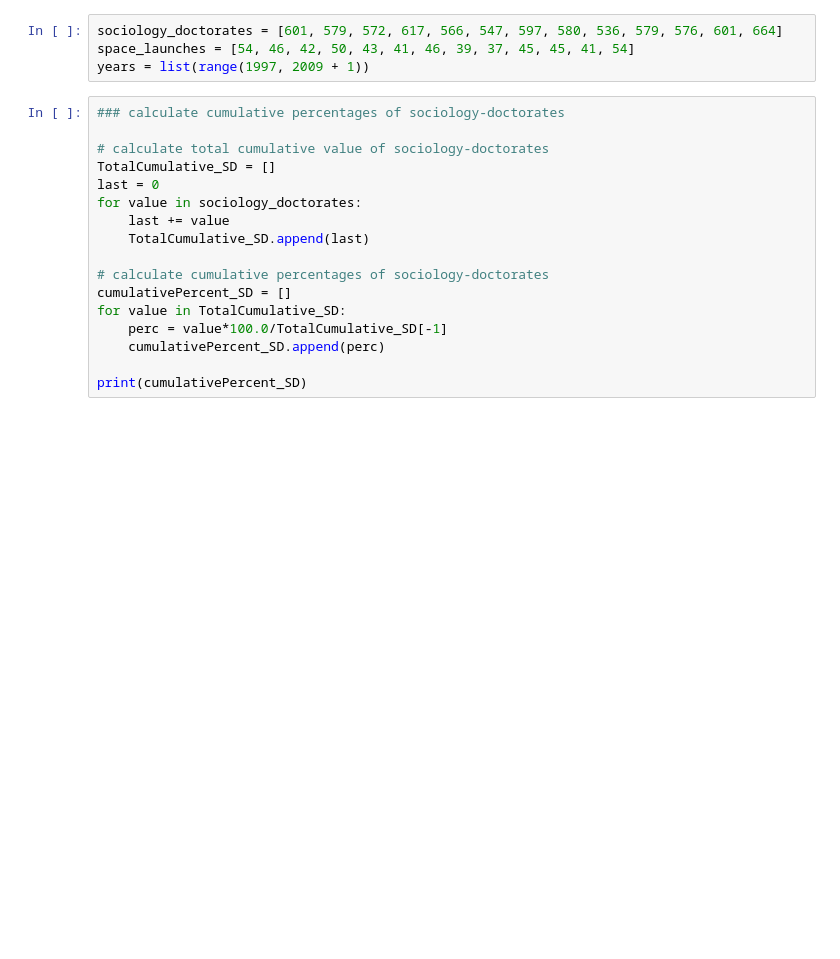
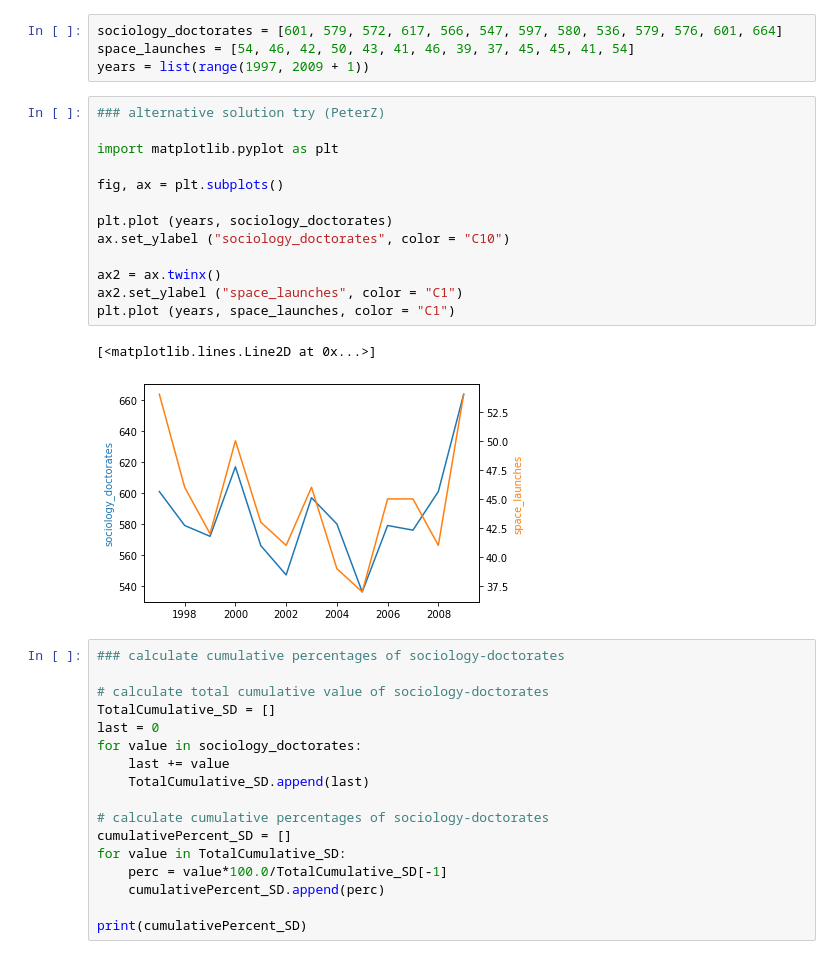
Before and after one commit to Bokubst/homework-scientific-computing, a Jupyter notebook: homework03-python-introduction/Homework 3 Solutions_Bokubst.ipynb, the cells around one changed output. Saved outputs shown, nothing was run; the diff lists cells and outputs as text; blank space fills up the shorter version.

Commit message:
alternative way for plotting

```diff
--- a/homework03-python-introduction/Homework 3 Solutions_Bokubst.ipynb
+++ b/homework03-python-introduction/Homework 3 Solutions_Bokubst.ipynb
@@ -32,6 +32,22 @@ Source: https://www.tylervigen.com/spurious-correlations
 sociology_doctorates = [601, 579, 572, 617, 566, 547, 597, 580, 536, 579, 576, 601, 664]
 space_launches = [54, 46, 42, 50, 43, 41, 46, 39, 37, 45, 45, 41, 54]
 years = list(range(1997, 2009 + 1))
+# %%
+### alternative solution try (PeterZ)
+
+import matplotlib.pyplot as plt
+
+fig, ax = plt.subplots()
+
+plt.plot (years, sociology_doctorates)
+ax.set_ylabel ("sociology_doctorates", color = "C10")
+
+ax2 = ax.twinx()
+ax2.set_ylabel ("space_launches", color = "C1")
+plt.plot (years, space_launches, color = "C1")
+# %% [output]
+[<matplotlib.lines.Line2D at 0x...>]
+[figure, added]
 # %%
 ### calculate cumulative percentages of sociology-doctorates
 
```
